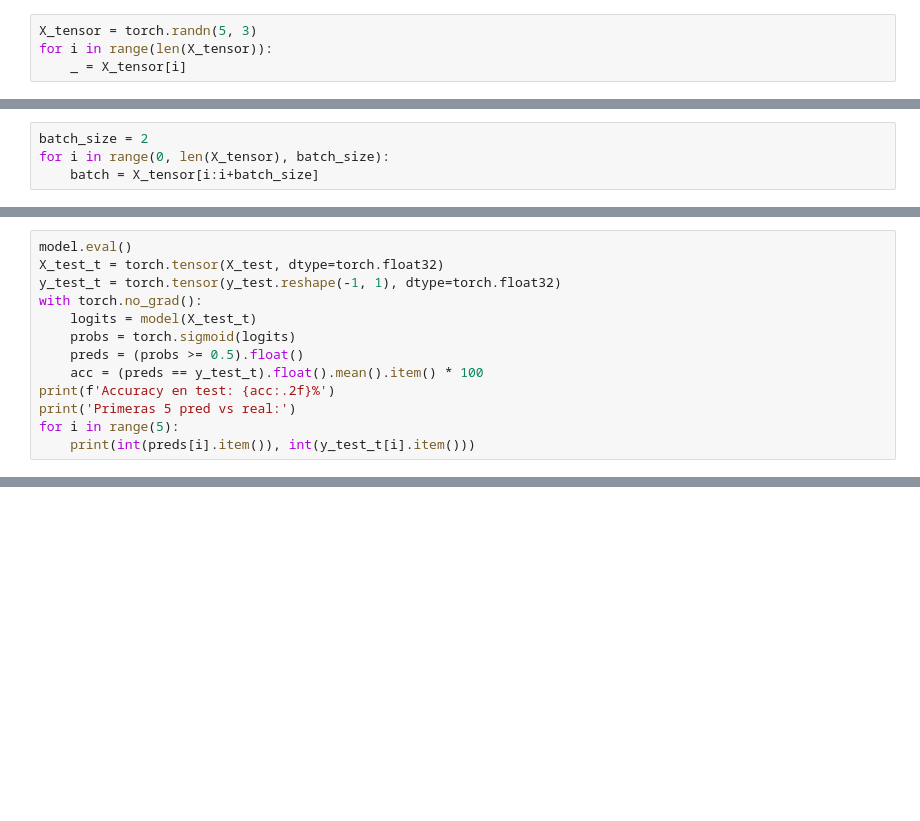
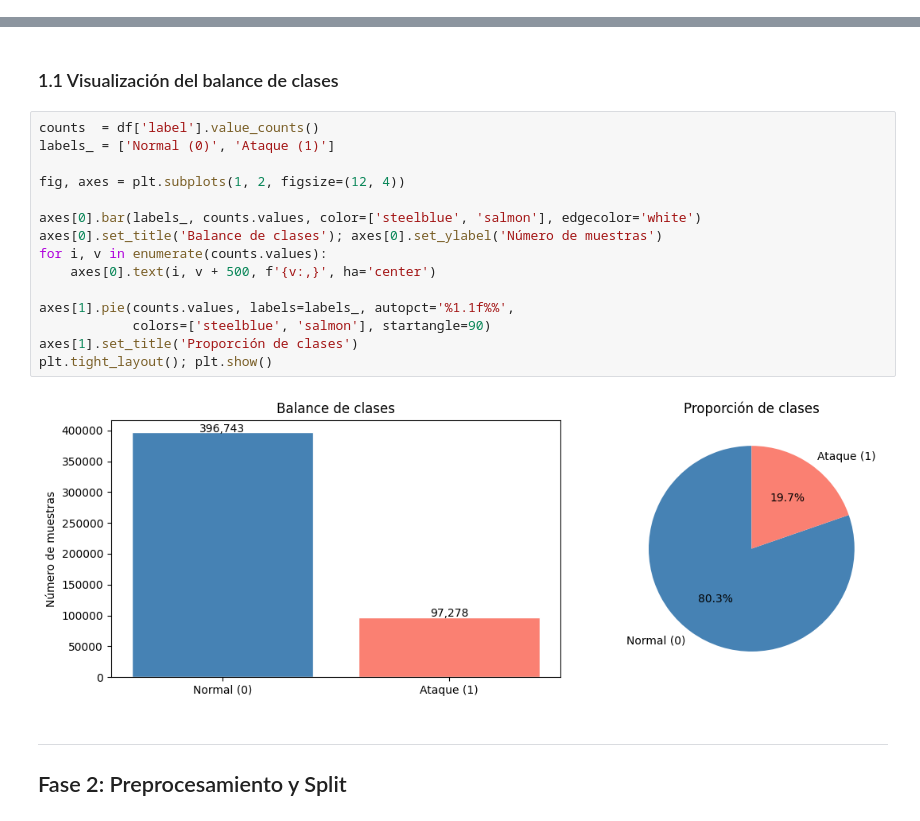
Before and after one commit to dgutimonti/IA, a Jupyter notebook: Lab/Lab_5.2.ipynb, the cells around one changed output, grey strips where cells are left out. Saved outputs shown, nothing was run; the diff lists cells and outputs as text; blank space fills up the shorter version.

```diff
--- a/Lab/Lab_5.2.ipynb
+++ b/Lab/Lab_5.2.ipynb
@@ -85,4 +0,0 @@ Bias fc1: torch.Size([8])
-# %%
-X_tensor = torch.randn(5, 3)
-for i in range(len(X_tensor)):
-    _ = X_tensor[i]
@@ -91,4 +0,0 @@ for i in range(len(X_tensor)):
-# %%
-batch_size = 2
-for i in range(0, len(X_tensor), batch_size):
-    batch = X_tensor[i:i+batch_size]
@@ -287,13 +0,0 @@ Epoch 20/20 | Loss: 0.0165 | Acc: 99.66%
-# %%
-model.eval()
-X_test_t = torch.tensor(X_test, dtype=torch.float32)
-y_test_t = torch.tensor(y_test.reshape(-1, 1), dtype=torch.float32)
-with torch.no_grad():
-    logits = model(X_test_t)
-    probs = torch.sigmoid(logits)
-    preds = (probs >= 0.5).float()
-    acc = (preds == y_test_t).float().mean().item() * 100
-print(f'Accuracy en test: {acc:.2f}%')
-print('Primeras 5 pred vs real:')
-for i in range(5):
-    print(int(preds[i].item()), int(y_test_t[i].item()))
@@ -307,0 +66,22 @@ Primeras 5 pred vs real:
+# %% [markdown]
+### 1.1 Visualización del balance de clases
+# %%
+counts  = df['label'].value_counts()
+labels_ = ['Normal (0)', 'Ataque (1)']
+
+fig, axes = plt.subplots(1, 2, figsize=(12, 4))
+
+axes[0].bar(labels_, counts.values, color=['steelblue', 'salmon'], edgecolor='white')
+axes[0].set_title('Balance de clases'); axes[0].set_ylabel('Número de muestras')
+for i, v in enumerate(counts.values):
+    axes[0].text(i, v + 500, f'{v:,}', ha='center')
+
+axes[1].pie(counts.values, labels=labels_, autopct='%1.1f%%',
+            colors=['steelblue', 'salmon'], startangle=90)
+axes[1].set_title('Proporción de clases')
+plt.tight_layout(); plt.show()
+# %% [output]
+[figure, added]
+# %% [markdown]
+---
+## Fase 2: Preprocesamiento y Split
```
Also changed, not shown: parts of 60 cells of this notebook, 14 other files.
